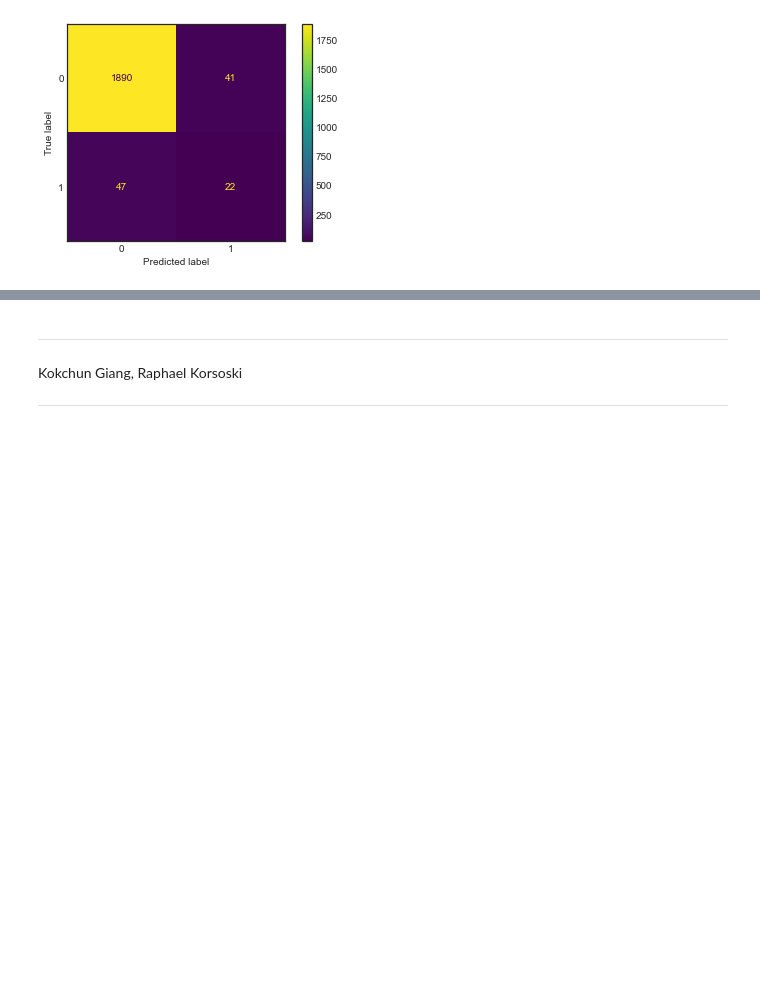
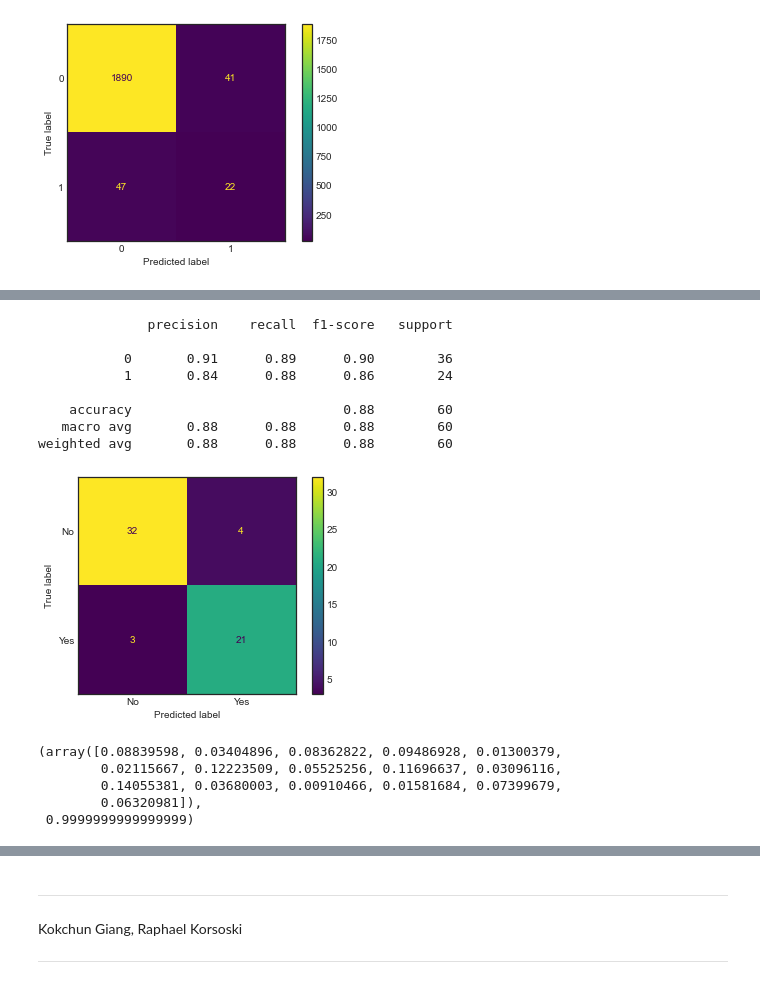
Before and after one commit to pr0fez/AI25-Machine-learning, a Jupyter notebook: Code/L7.Decision_trees.ipynb, the cells around one changed output, grey strips where cells are left out. Saved outputs shown, nothing was run; the diff lists cells and outputs as text; code cells hidden in the pictures; blank space fills up the shorter version.

```diff
--- a/Code/L6.Decision_trees.ipynb
+++ b/Code/L7.Decision_trees.ipynb
@@ -171,0 +244,7 @@ weighted avg       0.95      0.96      0.96      2000
+# %%
+from sklearn.model_selection import GridSearchCV
+param_grid = {"n_estimators": [100, 150, 200,
+                               300], "criterion": ["gini", "entropy"], "max_features": ["auto","sqrt", "log2"]}
+clf = GridSearchCV(RandomForestClassifier(), param_grid,
+                   cv=5, verbose=1, scoring="recall")
+clf.fit(X_train, y_train)
@@ -171,0 +285,21 @@ weighted avg       0.95      0.96      0.96      2000
+# %%
+y_pred_tuned = clf.predict(X_test)
+evaluate_classification(y_test, y_pred_tuned)
+# %% [output]
+              precision    recall  f1-score   support
+
+           0       0.91      0.89      0.90        36
+           1       0.84      0.88      0.86        24
+
+    accuracy                           0.88        60
+   macro avg       0.88      0.88      0.88        60
+weighted avg       0.88      0.88      0.88        60
+[figure, added]
+# %%
+model_rf.feature_importances_, model_rf.feature_importances_.sum()
+# %% [output]
+(array([0.08839598, 0.03404896, 0.08362822, 0.09486928, 0.01300379,
+        0.02115667, 0.12223509, 0.05525256, 0.11696637, 0.03096116,
+        0.14055381, 0.03680003, 0.00910466, 0.01581684, 0.07399679,
+        0.06320981]),
+ 0.9999999999999999)
```
Also changed, not shown: parts of 11 cells of this notebook, 4 other files.
